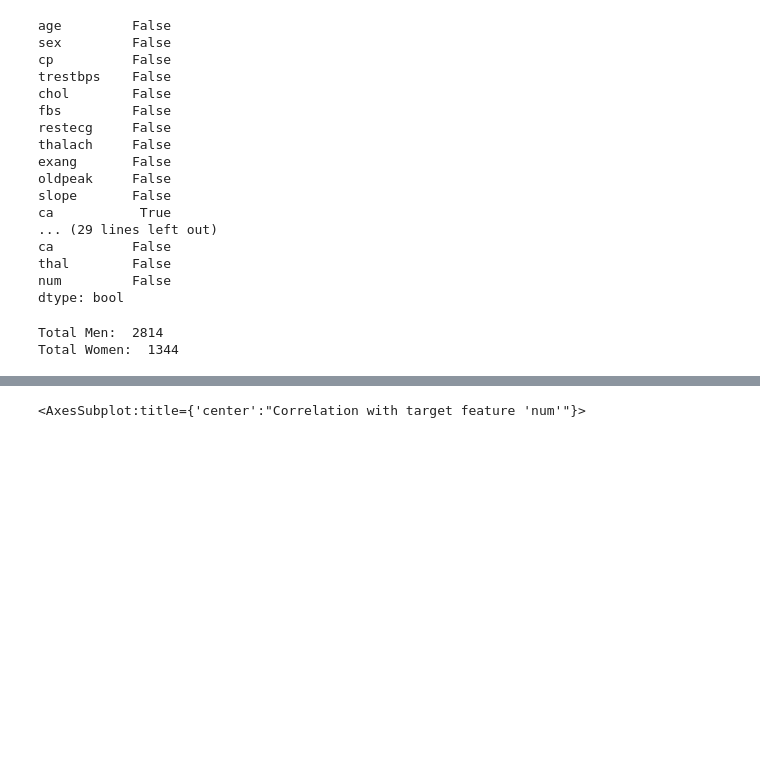
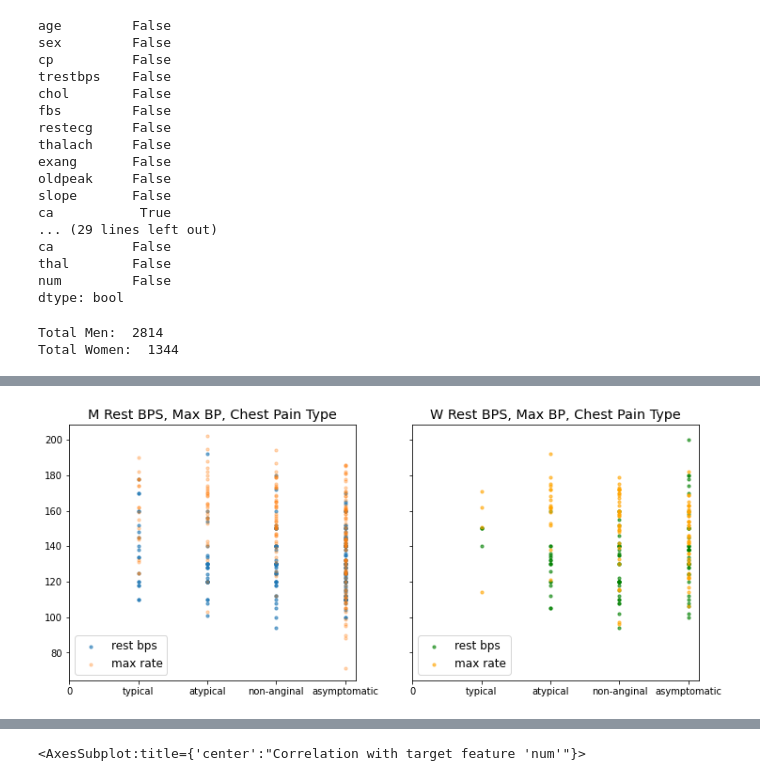
Before and after one commit to solar-c/exampleCode, a Jupyter notebook: HeartData_sklearn_python/Data Analysis.ipynb, the cells around one changed output, grey strips where cells are left out. Cells and saved outputs as stored; diff of their text form; code cells hidden in the pictures; blank space fills up the shorter version.

```diff
--- a/HeartData_sklearn_python/Data Analysis.ipynb
+++ b/HeartData_sklearn_python/Data Analysis.ipynb
@@ -114,3 +112,34 @@ plt.show()
+# %%
+w_df = pd.DataFrame(columns=['cp','mean','median'])
+m_df = pd.DataFrame(columns=['cp','mean','median'])
+import numpy as np
+for i in range(1,5):
+    w_mean = women[women.cp == i].trestbps.mean()
+    w_median = women[women.cp == i].trestbps.median()
+    w_df = w_df.append(pd.DataFrame({'cp':[i],'mean':[w_mean],'median':[w_median]}))
+    m_mean = men[men.cp == i].trestbps.mean()
+    m_median = men[men.cp == i].trestbps.median()
+    m_df = m_df.append(pd.DataFrame({'cp':[i],'mean':[m_mean],'median':[m_median]}))
+
+fig.subplots_adjust(left=None, bottom=None, right=None, top=2.0, hspace=.5)
+matplotlib.rcParams.update({'font.size': 12,'xtick.labelsize':10, 'ytick.labelsize':10, 'figure.figsize':(12,5)})
+fig, axs = plt.subplots(1,2, sharex='col', sharey='row')
+plt.xticks(range(5))
+axs[0].scatter(x=men.cp, y=men.trestbps, s=10, label="rest bps", alpha=0.6)
+axs[0].scatter(x=men.cp, y=men.thalach, s=10, label="max rate", alpha=0.3)
+axs[0].title.set_text('M Rest BPS, Max BP, Chest Pain Type')
+axs[0].legend(loc = 'lower left')
+axs[0].set_xticks(range(5))
+axs[0].set_xticklabels([0, 'typical','atypical','non-anginal','asymptomatic'])
+axs[1].scatter(x=women.cp, y=women.trestbps, color='green', s=10,label="rest bps", alpha=0.6)
+axs[1].scatter(x=women.cp, y=women.thalach, color='orange', s=10,label="max rate", alpha=0.6)
+axs[1].title.set_text('W Rest BPS, Max BP, Chest Pain Type')
+axs[1].legend(loc = 'lower left')
+axs[1].set_xticks(range(5))
+axs[1].set_xticklabels([0, 'typical','atypical','non-anginal','asymptomatic'])
+plt.show()
+# %% [output]
+[figure, added]
 # %%
 # Basic Statistics
 stats = pd.concat([df_clean.var(), df_clean.mean(), df_clean.median()], keys=['variance', 'mean','median'], axis=1)
```
Also changed, not shown: parts of 3 cells of this notebook.
